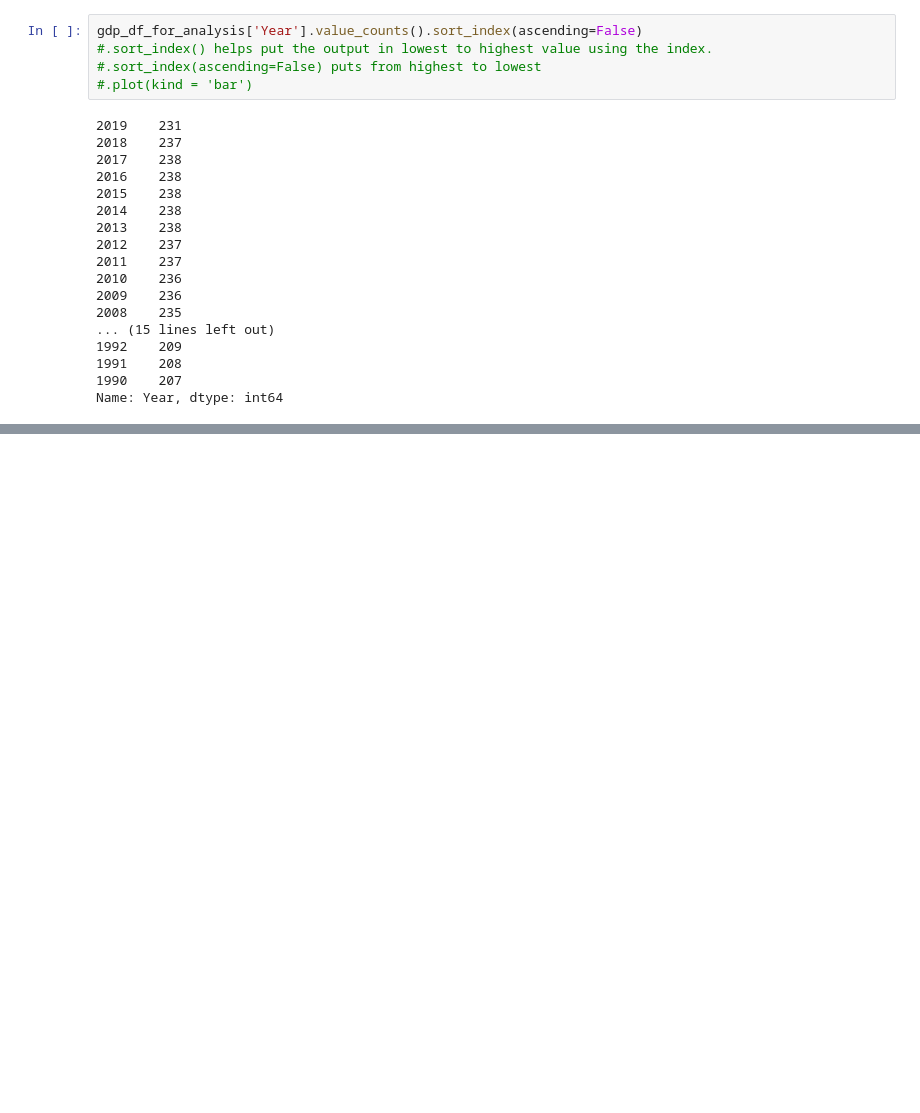
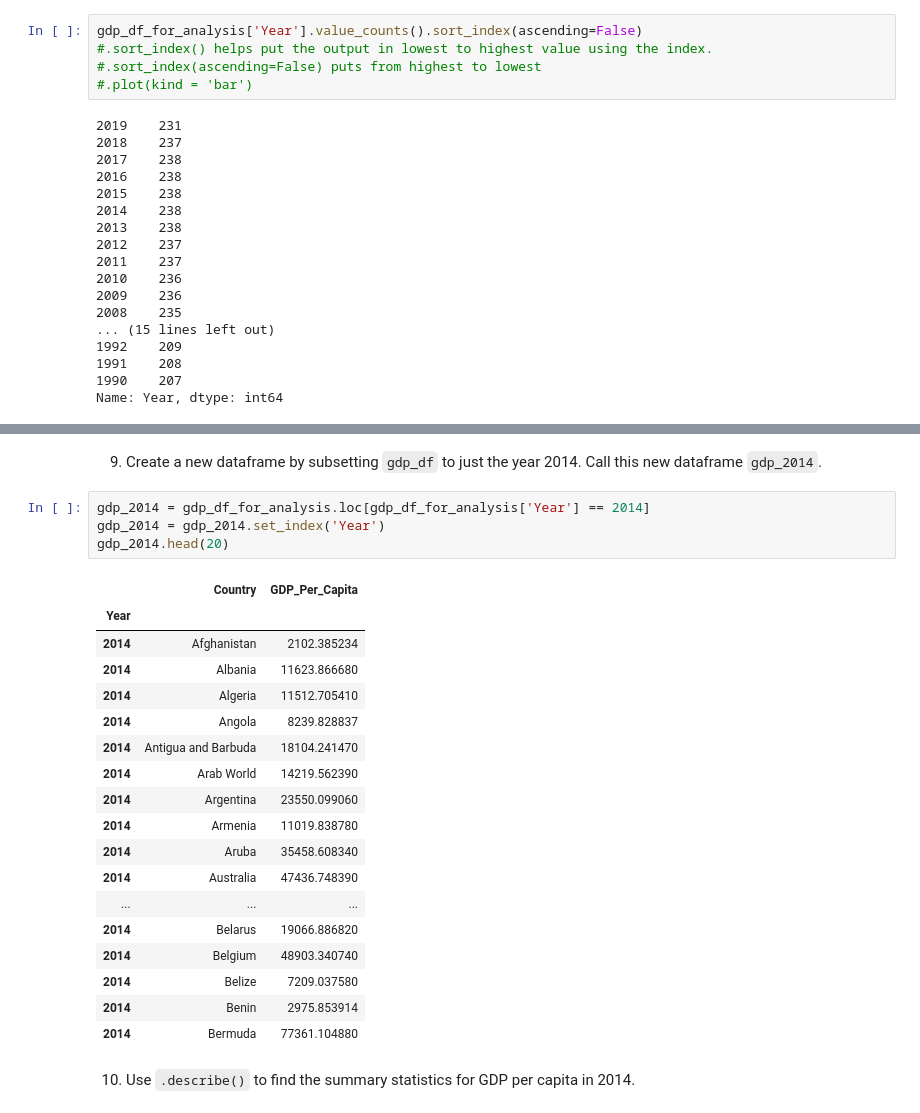
Before and after one commit to nss-data-science-cohort-6/un_data_question-smitamisra, a Jupyter notebook: notebooks/UN_Data_Exploration.ipynb, the cells around one changed output, grey strips where cells are left out. Drawn from its saved outputs; the diff is of its cells as text; blank space fills up the shorter version.

```diff
--- a/notebooks/UN_Data_Exploration.ipynb
+++ b/notebooks/UN_Data_Exploration.ipynb
@@ -318,0 +315,27 @@ gdp_2014 = gdp_df_for_analysis.loc[gdp_df_for_analysis.loc['Year'] == 2014]
+# %% [markdown]
+9. Create a new dataframe by subsetting `gdp_df` to just the year 2014. Call this new dataframe `gdp_2014`.
+# %%
+gdp_2014 = gdp_df_for_analysis.loc[gdp_df_for_analysis['Year'] == 2014]
+gdp_2014 = gdp_2014.set_index('Year')
+gdp_2014.head(20)
+# %% [output]
+|  | Country | GDP_Per_Capita |
+| Year |  |  |
+| 2014 | Afghanistan | 2102.385234 |
+| 2014 | Albania | 11623.866680 |
+| 2014 | Algeria | 11512.705410 |
+| 2014 | Angola | 8239.828837 |
+| 2014 | Antigua and Barbuda | 18104.241470 |
+| 2014 | Arab World | 14219.562390 |
+| 2014 | Argentina | 23550.099060 |
+| 2014 | Armenia | 11019.838780 |
+| 2014 | Aruba | 35458.608340 |
+| 2014 | Australia | 47436.748390 |
+| ... | ... | ... |
+| 2014 | Belarus | 19066.886820 |
+| 2014 | Belgium | 48903.340740 |
+| 2014 | Belize | 7209.037580 |
+| 2014 | Benin | 2975.853914 |
+| 2014 | Bermuda | 77361.104880 |
+# %% [markdown]
+10. Use `.describe()` to find the summary statistics for GDP per capita in 2014.
```
Also changed, not shown: parts of 26 cells of this notebook.
